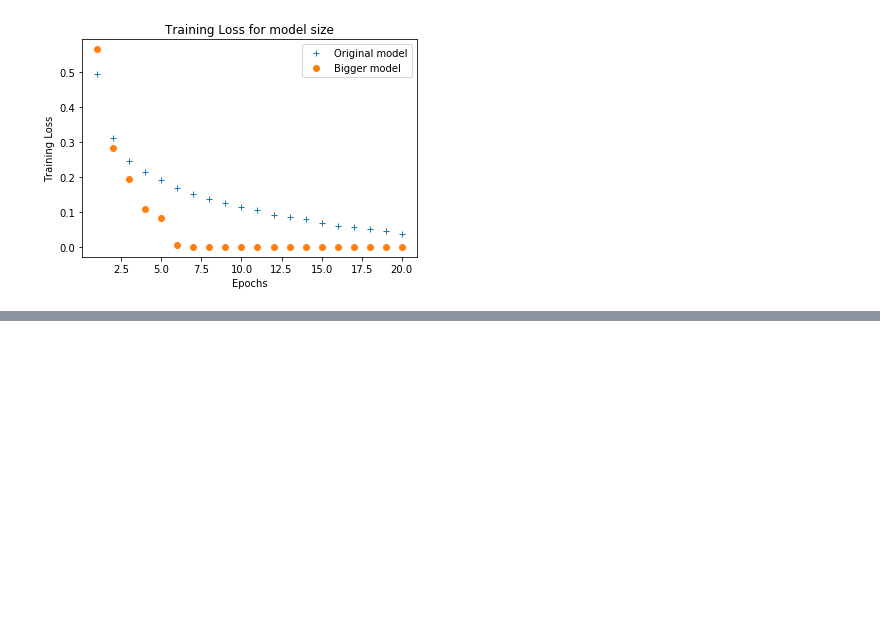
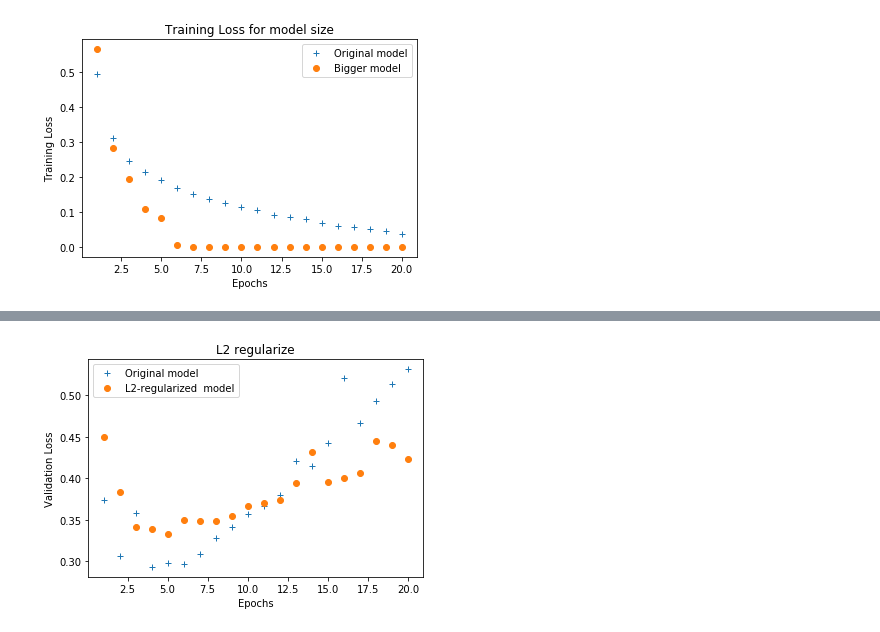
Before and after one commit to sasaki-seiji/deep-learning-with-python, a Jupyter notebook: ch04/4-4-under-over-fitting-imdb.ipynb, the cells around one changed output, grey strips where cells are left out. Cells and saved outputs as stored; diff of their text form; code cells hidden in the pictures; blank space fills up the shorter version.

Commit message:
ch04: L2-regularize for IMDb

```diff
--- a/ch04/4-4-under-over-fitting-imdb.ipynb
+++ b/ch04/4-4-under-over-fitting-imdb.ipynb
@@ -183,3 +183,20 @@ plt.legend()
 plt.show()
 # %% [output]
 [figure]
+# %%
+from keras import models
+from keras import layers
+from keras import regularizers
+
+model_l2 = models.Sequential()
+model_l2.add(layers.Dense(16, kernel_regularizer=regularizers.l2(0.001),
+                          activation='relu', input_shape=(5000,)))
+model_l2.add(layers.Dense(16, kernel_regularizer=regularizers.l2(0.001),
+                          activation='relu'))
+model_l2.add(layers.Dense(1, activation='sigmoid'))
+# %%
+model_l2.compile(optimizer='rmsprop', loss='binary_crossentropy', metrics=['accuracy'])
+# %%
+history_l2 = model_l2.fit(partial_x_train, partial_y_train,
+                   epochs=20, batch_size=512,
+                   validation_data=(x_val, y_val))
@@ -185,0 +221,17 @@ plt.show()
+# %%
+import matplotlib.pyplot as plt
+
+val_loss_values = history.history['val_loss']
+val_loss_values_l2 = history_l2.history['val_loss']
+
+epochs = range(1, len(val_loss_values)+1)
+
+plt.plot(epochs, val_loss_values, '+', label='Original model')
+plt.plot(epochs, val_loss_values_l2, 'o', label='L2-regularized  model')
+plt.title('L2 regularize')
+plt.xlabel('Epochs')
+plt.ylabel('Validation Loss')
+plt.legend()
+plt.show()
+# %% [output]
+[figure, added]
```
Also changed, not shown: parts of 1 cell of this notebook.
